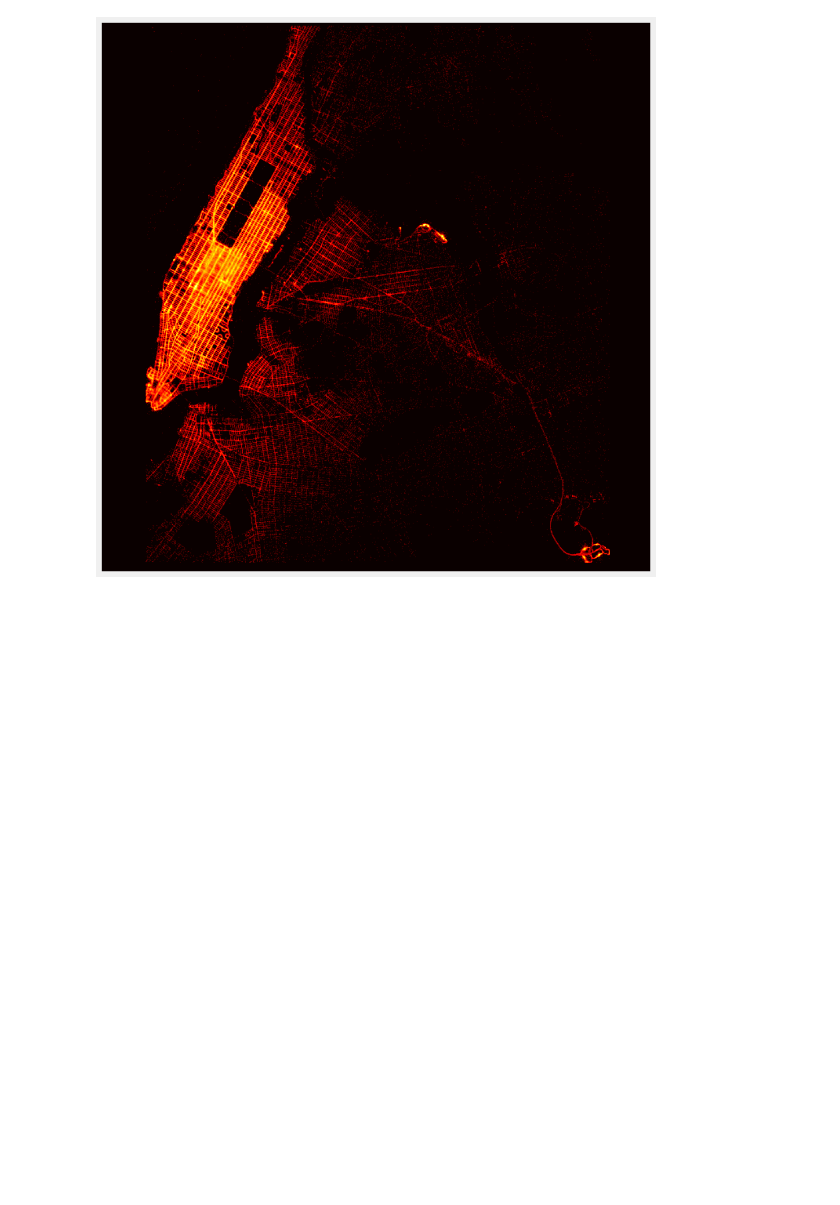
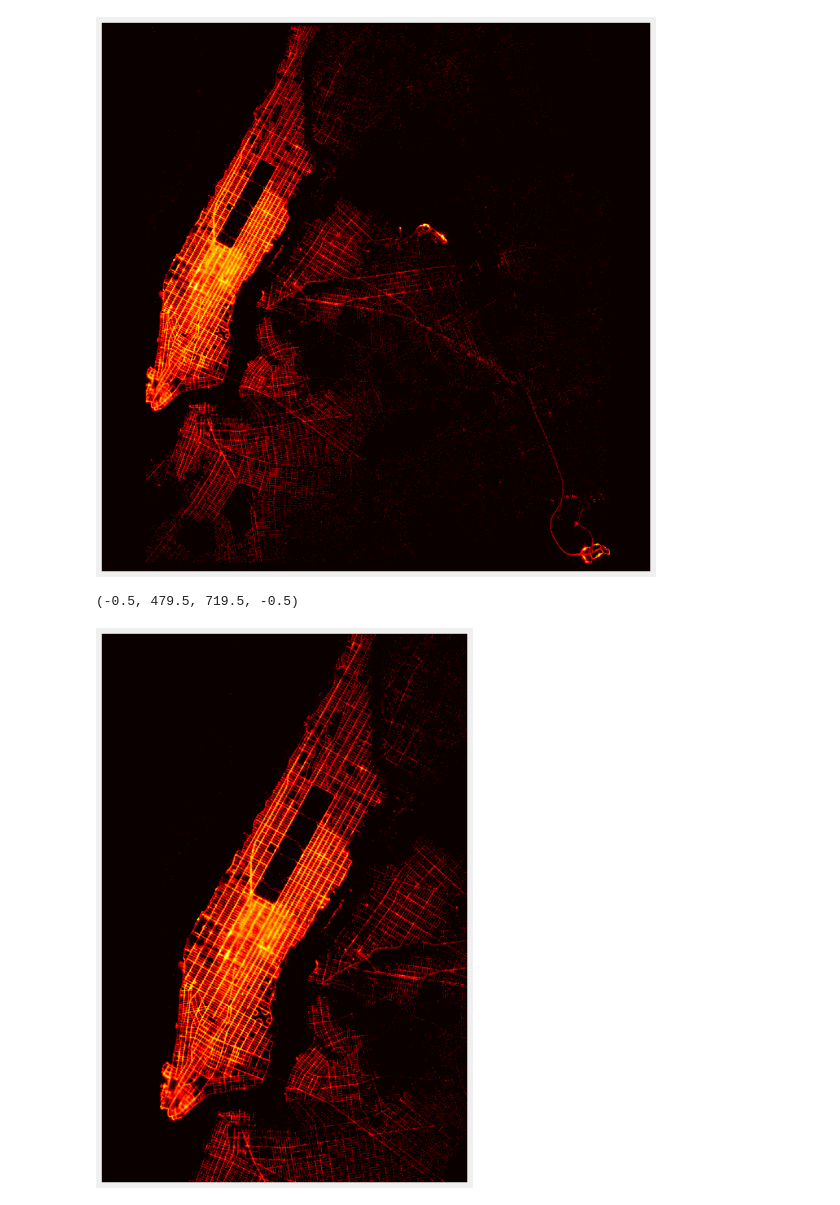
Before and after one commit to zxcvbbvvf/Kaggle-Competitions, a Jupyter notebook: New York City Taxi Trip Duration/Taxi Trip Duration Work.ipynb, the cells around one changed output. Cells and saved outputs as stored; diff of their text form; code cells hidden in the pictures; blank space fills up the shorter version.

Commit message:
and density map

```diff
--- a/New York City Taxi Trip Duration/Taxi Trip Duration Work.ipynb
+++ b/New York City Taxi Trip Duration/Taxi Trip Duration Work.ipynb
@@ -117,3 +117,35 @@ ax.imshow(np.log(location_density_image+1), cmap='hot')
 ax.set_axis_off()
 # %% [output]
 [figure]
+# %%
+# zoom in on Manhattan
+image_size_man = (720, 480)
+lat_range_man = [-8, 10]
+long_range_man = [-5, 7]
+
+ind_to_keep = ((all_lat > lat_range_man[0]) &
+               (all_lat < lat_range_man[1])) & \
+              ((all_long > long_range_man[0]) &
+               (all_long < long_range_man[1]))
+all_lat_man, all_long_man = all_lat[ind_to_keep], all_long[ind_to_keep]
+
+lat_inds_man = image_size_man[0] - np.int_(image_size_man[0]*((all_lat_man-lat_range_man[0])/(lat_range_man[1]-lat_range_man[0])))
+long_inds_man = np.int_(image_size_man[1]*( (all_long_man-long_range_man[0])/ (long_range_man[1]-long_range_man[0])))
+
+# Create 2D array for heatmap
+heatmap_inds = np.zeros((image_size_man[0], image_size_man[1]))
+
+for lat_ind, long_ind in zip(lat_inds_man, long_inds_man):
+    if (lat_ind < image_size_man[0] and
+        long_ind < image_size_man[1]):
+        heatmap_inds[int(lat_ind), int(long_ind)] += 1
+
+location_density_image_man[:, :] = heatmap_inds.copy()
+
+# Plot the heatmap as before
+fig, ax = plt.subplots(1, 1, figsize=(12,12))
+plt.imshow(np.log(location_density_image_man+1), cmap='hot')
+plt.axis('off')
+# %% [output]
+(-0.5, 479.5, 719.5, -0.5)
+[figure, added]
```
